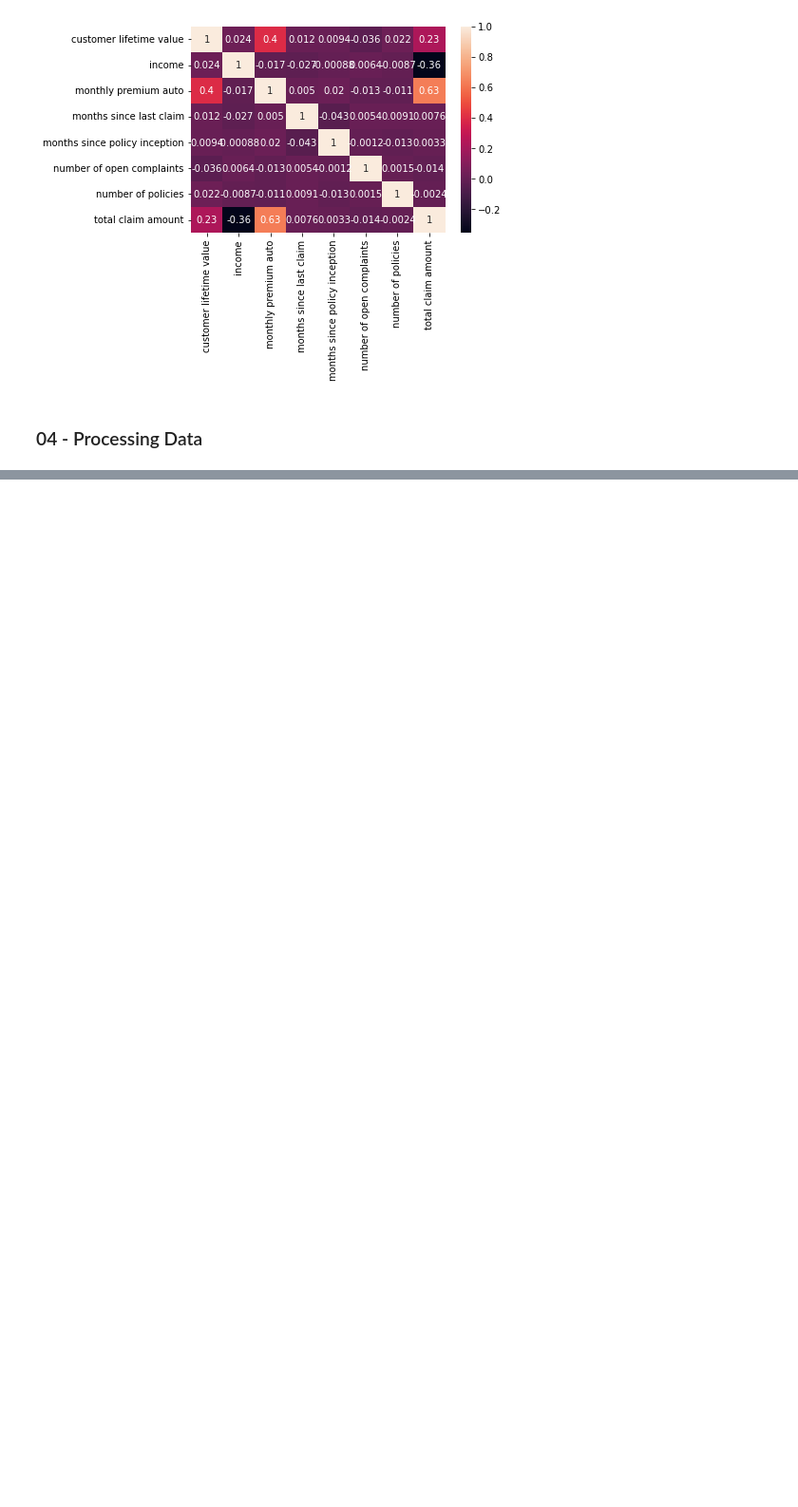
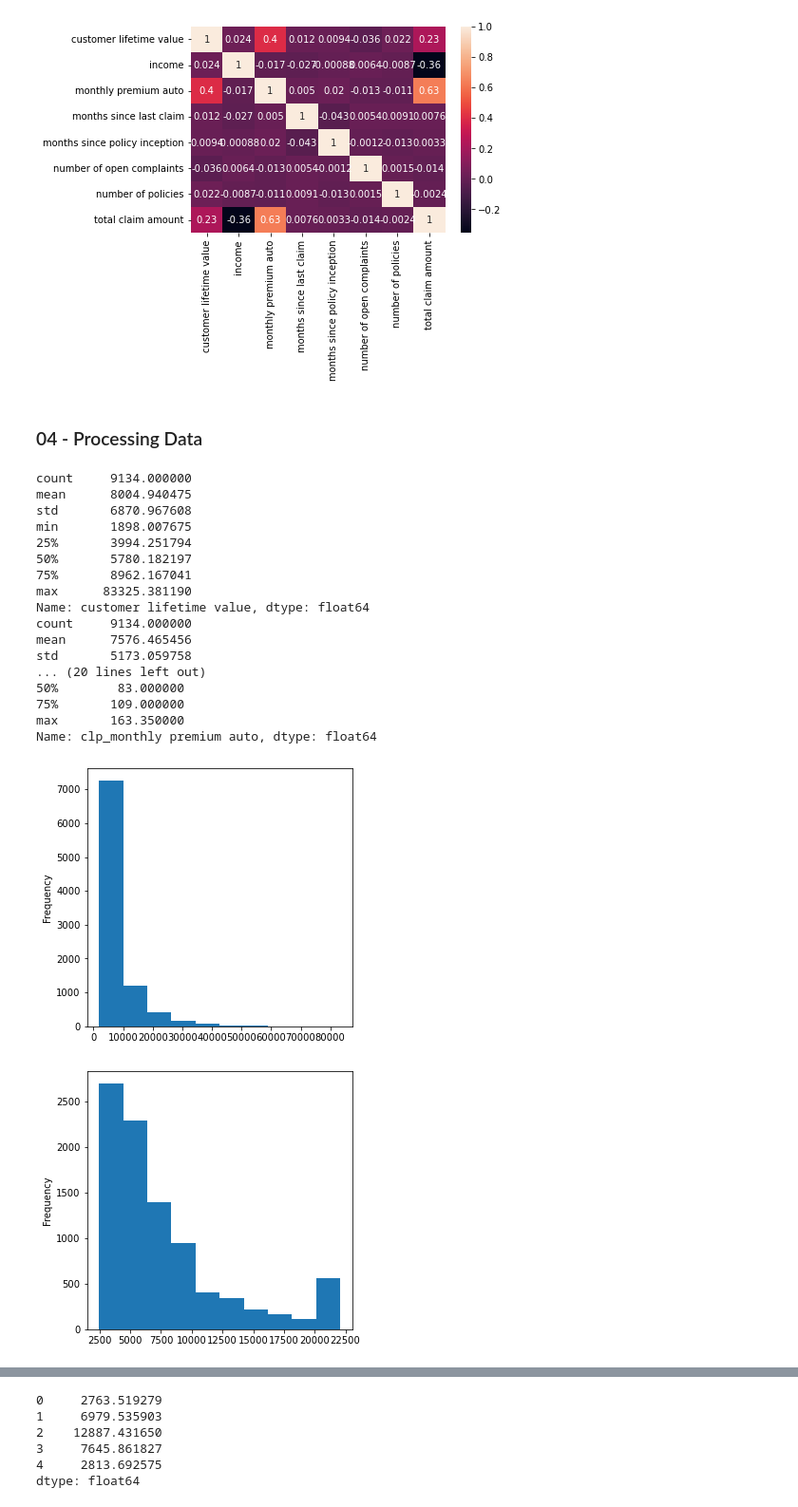
Before and after one commit to Rbrt05/lab-customer-analysis-final-round, a Jupyter notebook: Customer_Analysis_Final_RK.ipynb, the cells around one changed output, grey strips where cells are left out. Shown at 95% size. Saved outputs shown, nothing was run; the diff lists cells and outputs as text; code cells hidden in the pictures; blank space fills up the shorter version.

```diff
--- a/Customer_Analysis_Final_RK.ipynb
+++ b/Customer_Analysis_Final_RK.ipynb
@@ -171,3 +184,54 @@ plt.show()
 [figure]
 # %% [markdown]
 ### 04 - Processing Data
+# %%
+# Dealing with outliers.
+
+# It might make sense to correct the outliers for "customer lifetime value" and "monthly premium auto"
+
+clip_var = ['customer lifetime value', 'monthly premium auto']
+data_clp=pd.DataFrame
+small_dfs = []
+
+for i in clip_var:
+    transformed = 'clp_'+ i
+# upper limit - .95 quantile
+    upper_limit = data[i].quantile(0.95)
+# lower limit - .05 quantile
+    lower_limit = data[i].quantile(0.05)
+
+    data[transformed] = data[i].clip(lower_limit, upper_limit, axis = 0)
+
+    small_dfs.append(data[transformed])
+    data_clp = pd.concat(small_dfs, ignore_index=True)
+
+    #data_clp = pd.concat([data_clp, pd.DataFrame(data[transformed])],axis=1) -> doesn't work
+
+    print(data[i].describe())
+    print(data[transformed].describe())
+
+    plt.figure(figsize = (5,5))
+    data[i].plot(kind = 'hist')
+
+    plt.figure(figsize = (5,5))
+    data[transformed].plot(kind = 'hist')
+# %% [output]
+count     9134.000000
+mean      8004.940475
+std       6870.967608
+min       1898.007675
+25%       3994.251794
+50%       5780.182197
+75%       8962.167041
+max      83325.381190
+Name: customer lifetime value, dtype: float64
+count     9134.000000
+mean      7576.465456
+std       5173.059758
+... (20 lines left out)
+50%        83.000000
+75%       109.000000
+max       163.350000
+Name: clp_monthly premium auto, dtype: float64
+[figure, added]
+[figure, added]
@@ -173,0 +240,9 @@ plt.show()
+# %%
+data_clp.head()
+# %% [output]
+0     2763.519279
+1     6979.535903
+2    12887.431650
+3     7645.861827
+4     2813.692575
+dtype: float64
```
Also changed, not shown: parts of 13 cells of this notebook.
